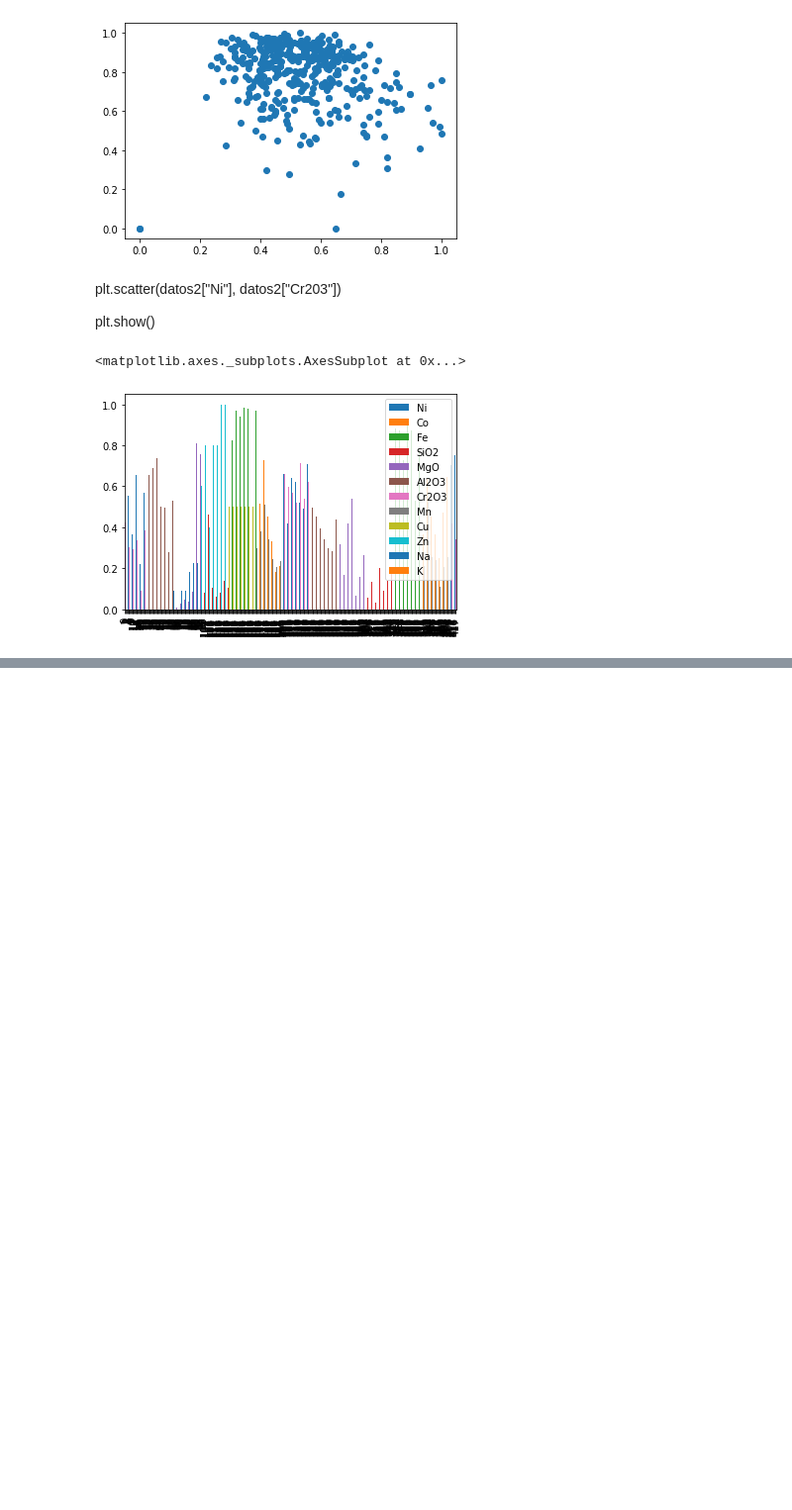
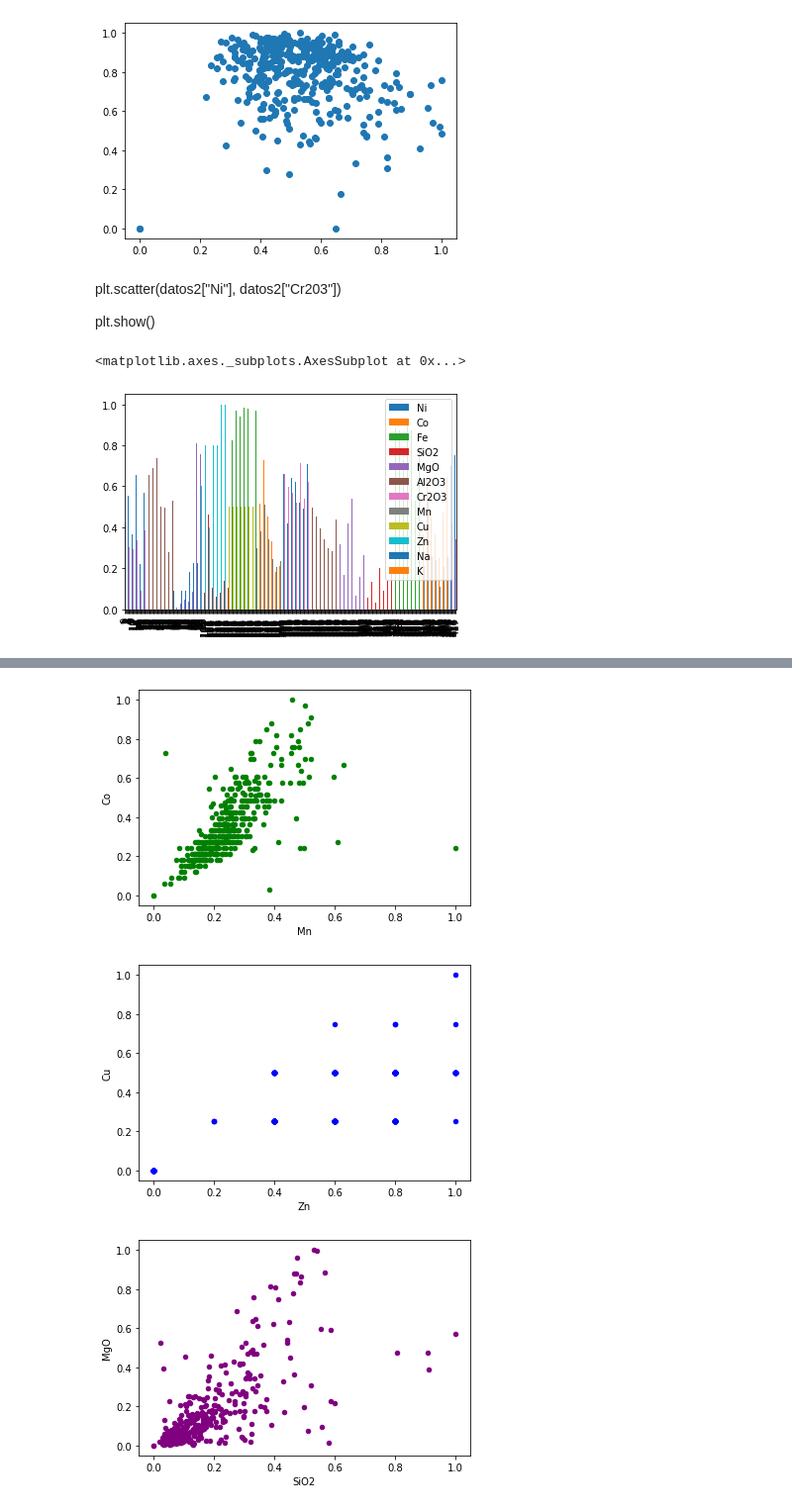
Before and after one commit to roxyconstantine-dev/Proyecto-Final-de-An-lisis-Datos, a Jupyter notebook: untitled1.ipynb, the cells around one changed output, grey strips where cells are left out. Shown at 99% size. Cells and saved outputs as stored; diff of their text form; code cells hidden in the pictures; blank space fills up the shorter version.

```diff
--- a/untitled1.ipynb
+++ b/untitled1.ipynb
@@ -162,5 +161,3 @@ datos2.describe()
 | 50% | 112.000000 | 0.525000 | 0.303030 | 0.843141 | 0.131589 | 0.079235 | 0.385051 | 0.336518 | 0.235000 | 0.000000 | 0.000000 | ... |
 | 75% | 180.750000 | 0.625000 | 0.454545 | 0.910586 | 0.221745 | 0.199340 | 0.480643 | 0.465499 | 0.293333 | 0.500000 | 0.600000 | ... |
 | max | 338.000000 | 1.000000 | 1.000000 | 1.000000 | 1.000000 | 1.000000 | 1.000000 | 1.000000 | 1.000000 | 1.000000 | 1.000000 | ... |
-# %%
-datos2.set_index(["Código", "Ni"]).stack()
@@ -237,0 +218,9 @@ WARNING:matplotlib.legend:No handles with labels found to put in legend.
+# %%
+dato4.plot(kind = 'scatter',x='Mn',y='Co',color='green')#El Magnecio y el cobalto tienen una correlacin de 0.70
+dato4.plot(kind = 'scatter',x='Zn',y='Cu',color='blue')#El zinc y el cobre tienen una correlación del 0.920031
+dato4.plot(kind = 'scatter',x='SiO2',y='MgO',color='purple')#El oxido de magnecio y eloxido de silicio
+plt.show()
+# %% [output]
+[figure, added]
+[figure, added]
+[figure, added]
```
Also changed, not shown: parts of 10 cells of this notebook.
